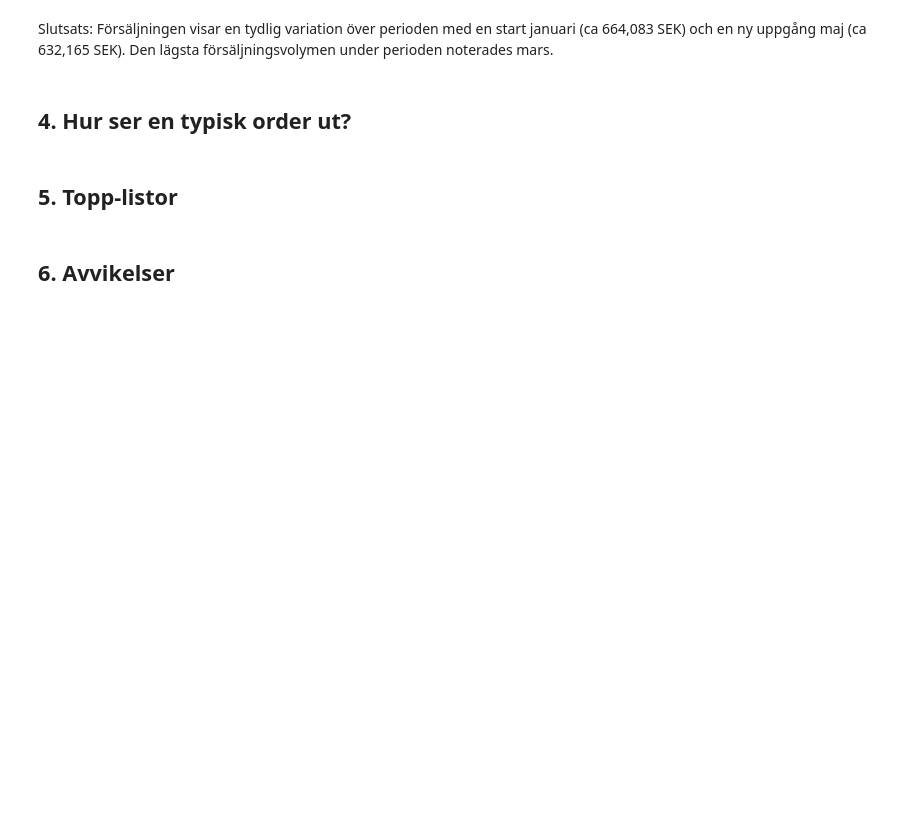
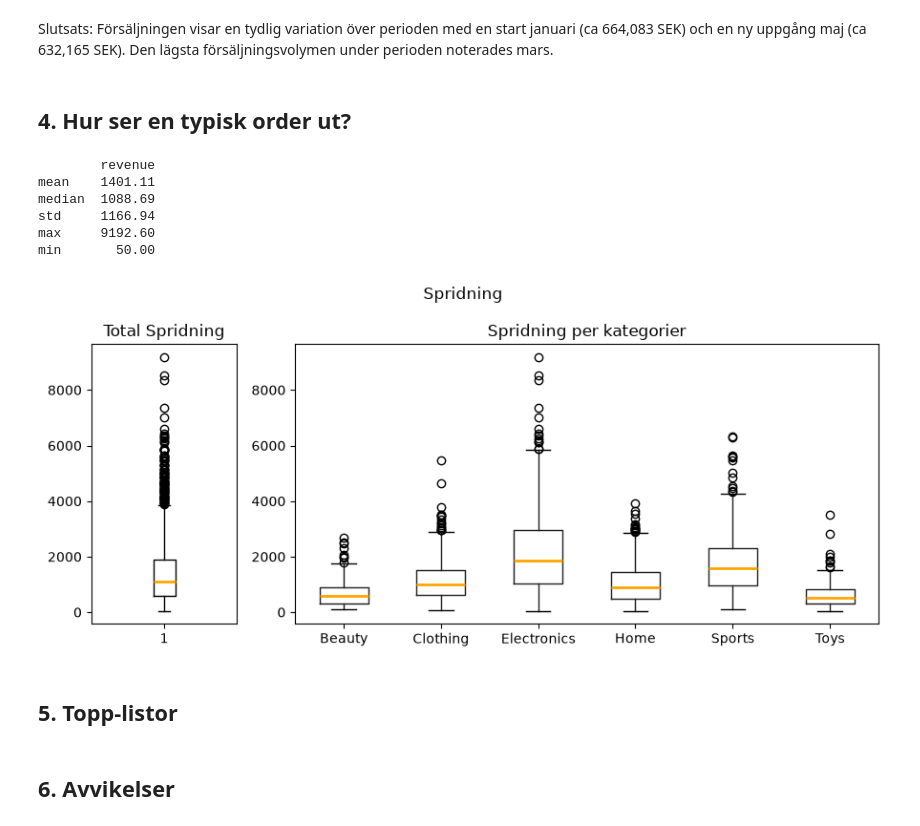
Before and after one commit to Jujbraga/ecommerce-sales-report, a Jupyter notebook: notebook/report.ipynb, the cells around one changed output. Saved outputs shown, nothing was run; the diff lists cells and outputs as text; code cells hidden in the pictures; blank space fills up the shorter version.

```diff
--- a/notebook/report.ipynb
+++ b/notebook/report.ipynb
@@ -73,6 +73,19 @@ Monthly Revenue Breakdown:
 Slutsats: Försäljningen visar en tydlig variation över perioden med en start januari (ca 664,083 SEK) och en ny uppgång maj (ca 632,165 SEK). Den lägsta försäljningsvolymen under perioden noterades mars.
 # %% [markdown]
 ## 4. Hur ser en typisk order ut?
+# %%
+aov = show_avg(df)
+
+print(aov)
+plot_dispersion(df)
+# %% [output]
+        revenue
+mean    1401.11
+median  1088.69
+std     1166.94
+max     9192.60
+min       50.00
+[figure, added]
 # %% [markdown]
 ## 5. Topp-listor
 # %% [markdown]
```
